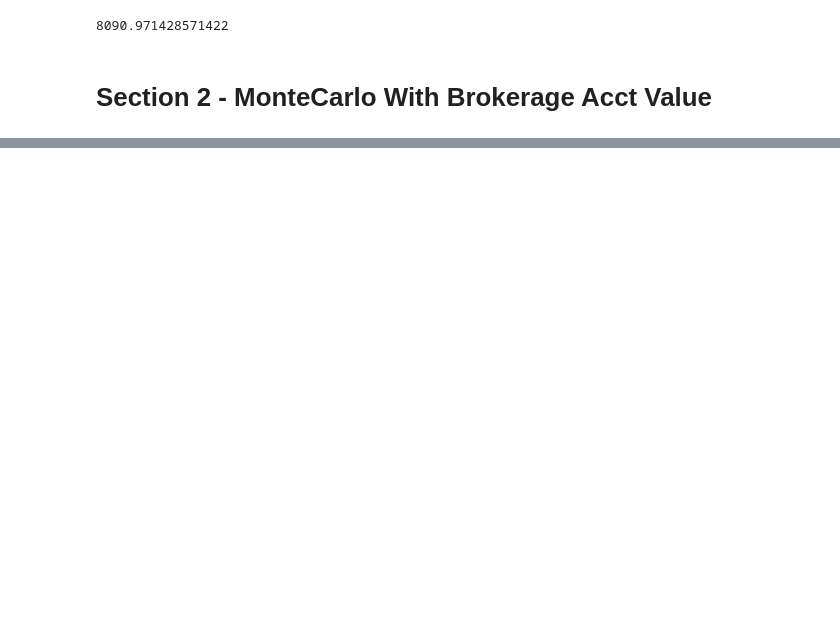
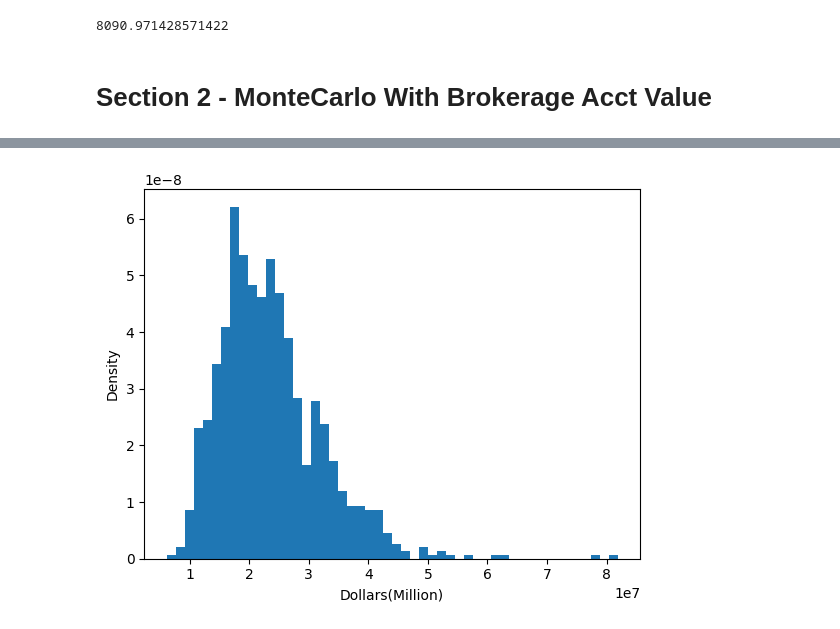
Before and after one commit to Ryderevan/MonteCarloRental, a Jupyter notebook: General Profitability.ipynb, the cells around one changed output, grey strips where cells are left out. Cells and saved outputs as stored; diff of their text form; code cells hidden in the pictures; blank space fills up the shorter version.

```diff
--- a/General Profitability.ipynb
+++ b/General Profitability.ipynb
@@ -151,0 +133,15 @@ while i < iterations:
+# %%
+n, bins, patches = plt.hist(YearlyData[:,29,1], bins=50, density = True)
+plt.xlabel('Dollars(Million)')
+plt.ylabel('Density')
+
+bin_centers = 0.5 * (bins[1:] + bins[:-1])
+
+#shape, loc, scale = lognorm.fit(YearlyData[:,29,1], floc = 0)
+#pdf = lognorm.pdf(bin_centers, s = shape, loc = loc, scale = scale)
+
+#plt.hist(YearlyData[:,29,1], bins=50, density = True)
+#plt.plot(bin_centers, pdf, 'r-', label='Log Normal Distribution')
+#plt.show()
+# %% [output]
+[figure, added]
```
Also changed, not shown: parts of 5 cells of this notebook.
